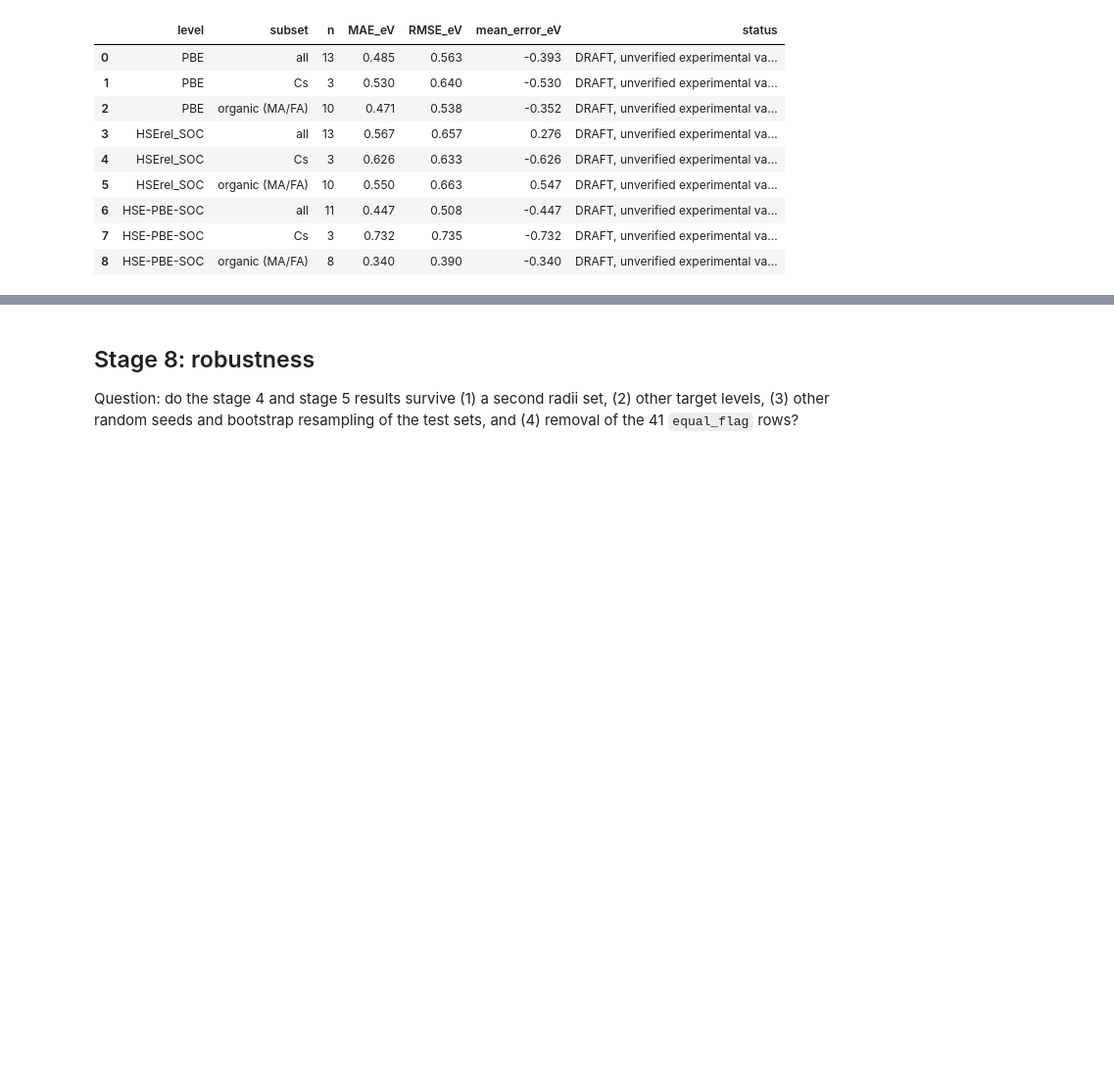
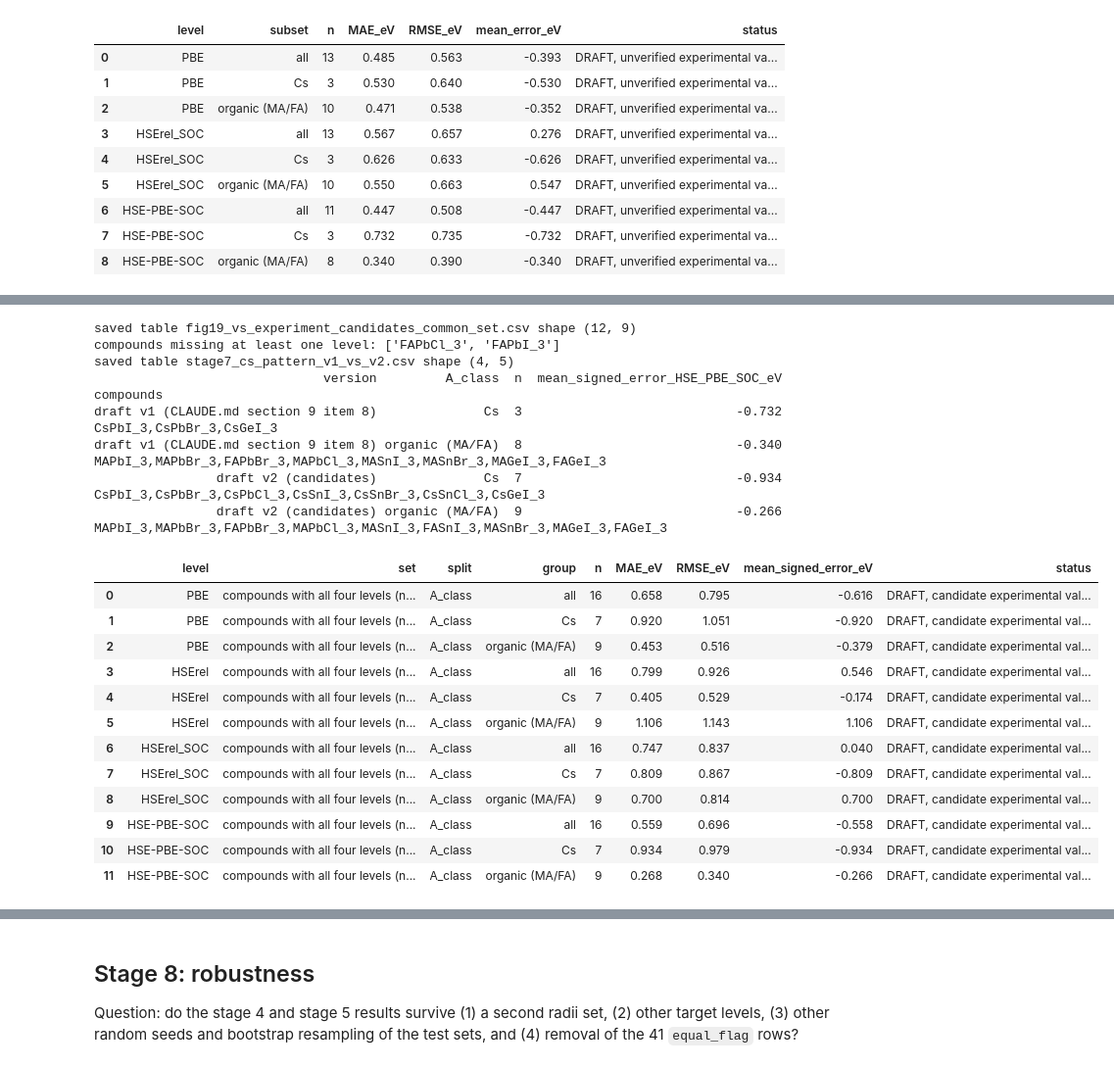
Before and after one commit to jatin-29/BTP-Perovskite, a Jupyter notebook: btp_perovskite.ipynb, the cells around one changed output, grey strips where cells are left out. Shown at 98% size. Drawn from its saved outputs; the diff is of its cells as text; code cells hidden in the pictures; blank space fills up the shorter version.

```diff
--- a/btp_perovskite.ipynb
+++ b/btp_perovskite.ipynb
@@ -2877,0 +2978,41 @@ numbers.json now holds 618 numbers
+# %%
+# Same compounds at all four levels (so the levels are compared on one set)
+common = cand_table.dropna(subset=["error_" + level for level in LEVELS])
+common_errors = error_summary(common, LEVELS, "A_class", CANDIDATE_TAG).round(3)
+common_errors.insert(1, "set", "compounds with all four levels (n=%d)" % len(common))
+save_table(common_errors, "fig19_vs_experiment_candidates_common_set")
+print("compounds missing at least one level:", sorted(set(cand_table["Formula"]) - set(common["Formula"])))
+
+# Does the earlier DRAFT pattern (Cs compounds much too low at HSE-PBE-SOC) survive with compound-specific values?
+pattern_rows = []
+for version, table in [("draft v1 (CLAUDE.md section 9 item 8)", exp_table), ("draft v2 (candidates)", cand_table)]:
+    for a_class in ["Cs", "organic (MA/FA)"]:
+        errors = table.loc[table["A_class"] == a_class, "error_HSE-PBE-SOC"].dropna()
+        pattern_rows.append({"version": version, "A_class": a_class, "n": len(errors), "mean_signed_error_HSE_PBE_SOC_eV": errors.mean(),
+                             "compounds": ",".join(table.loc[errors.index, "Formula"])})
+pattern = pd.DataFrame(pattern_rows).round(3)
+save_table(pattern, "stage7_cs_pattern_v1_vs_v2")
+print(pattern.to_string(index=False))
+common_errors
+# %% [output]
+saved table fig19_vs_experiment_candidates_common_set.csv shape (12, 9)
+compounds missing at least one level: ['FAPbCl_3', 'FAPbI_3']
+saved table stage7_cs_pattern_v1_vs_v2.csv shape (4, 5)
+                              version         A_class  n  mean_signed_error_HSE_PBE_SOC_eV                                                                   compounds
+draft v1 (CLAUDE.md section 9 item 8)              Cs  3                            -0.732                                                    CsPbI_3,CsPbBr_3,CsGeI_3
+draft v1 (CLAUDE.md section 9 item 8) organic (MA/FA)  8                            -0.340         MAPbI_3,MAPbBr_3,FAPbBr_3,MAPbCl_3,MASnI_3,MASnBr_3,MAGeI_3,FAGeI_3
+                draft v2 (candidates)              Cs  7                            -0.934                 CsPbI_3,CsPbBr_3,CsPbCl_3,CsSnI_3,CsSnBr_3,CsSnCl_3,CsGeI_3
+                draft v2 (candidates) organic (MA/FA)  9                            -0.266 MAPbI_3,MAPbBr_3,FAPbBr_3,MAPbCl_3,MASnI_3,FASnI_3,MASnBr_3,MAGeI_3,FAGeI_3
+|  | level | set | split | group | n | MAE_eV | RMSE_eV | mean_signed_error_eV | status |
+| 0 | PBE | compounds with all four levels (n... | A_class | all | 16 | 0.658 | 0.795 | -0.616 | DRAFT, candidate experimental val... |
+| 1 | PBE | compounds with all four levels (n... | A_class | Cs | 7 | 0.920 | 1.051 | -0.920 | DRAFT, candidate experimental val... |
+| 2 | PBE | compounds with all four levels (n... | A_class | organic (MA/FA) | 9 | 0.453 | 0.516 | -0.379 | DRAFT, candidate experimental val... |
+| 3 | HSErel | compounds with all four levels (n... | A_class | all | 16 | 0.799 | 0.926 | 0.546 | DRAFT, candidate experimental val... |
+| 4 | HSErel | compounds with all four levels (n... | A_class | Cs | 7 | 0.405 | 0.529 | -0.174 | DRAFT, candidate experimental val... |
+| 5 | HSErel | compounds with all four levels (n... | A_class | organic (MA/FA) | 9 | 1.106 | 1.143 | 1.106 | DRAFT, candidate experimental val... |
+| 6 | HSErel_SOC | compounds with all four levels (n... | A_class | all | 16 | 0.747 | 0.837 | 0.040 | DRAFT, candidate experimental val... |
+| 7 | HSErel_SOC | compounds with all four levels (n... | A_class | Cs | 7 | 0.809 | 0.867 | -0.809 | DRAFT, candidate experimental val... |
+| 8 | HSErel_SOC | compounds with all four levels (n... | A_class | organic (MA/FA) | 9 | 0.700 | 0.814 | 0.700 | DRAFT, candidate experimental val... |
+| 9 | HSE-PBE-SOC | compounds with all four levels (n... | A_class | all | 16 | 0.559 | 0.696 | -0.558 | DRAFT, candidate experimental val... |
+| 10 | HSE-PBE-SOC | compounds with all four levels (n... | A_class | Cs | 7 | 0.934 | 0.979 | -0.934 | DRAFT, candidate experimental val... |
+| 11 | HSE-PBE-SOC | compounds with all four levels (n... | A_class | organic (MA/FA) | 9 | 0.268 | 0.340 | -0.266 | DRAFT, candidate experimental val... |
```
Also changed, not shown: parts of 14 cells of this notebook, 11 other files.
